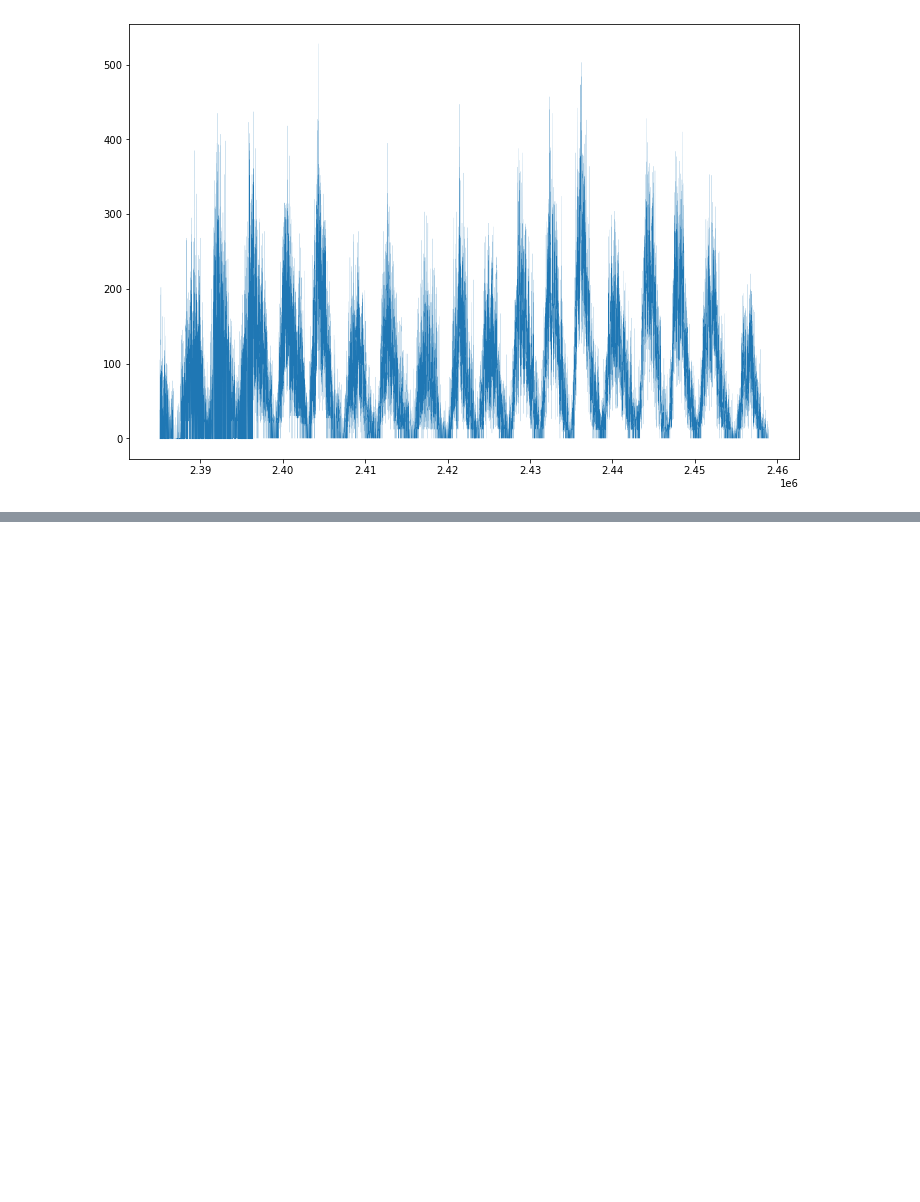
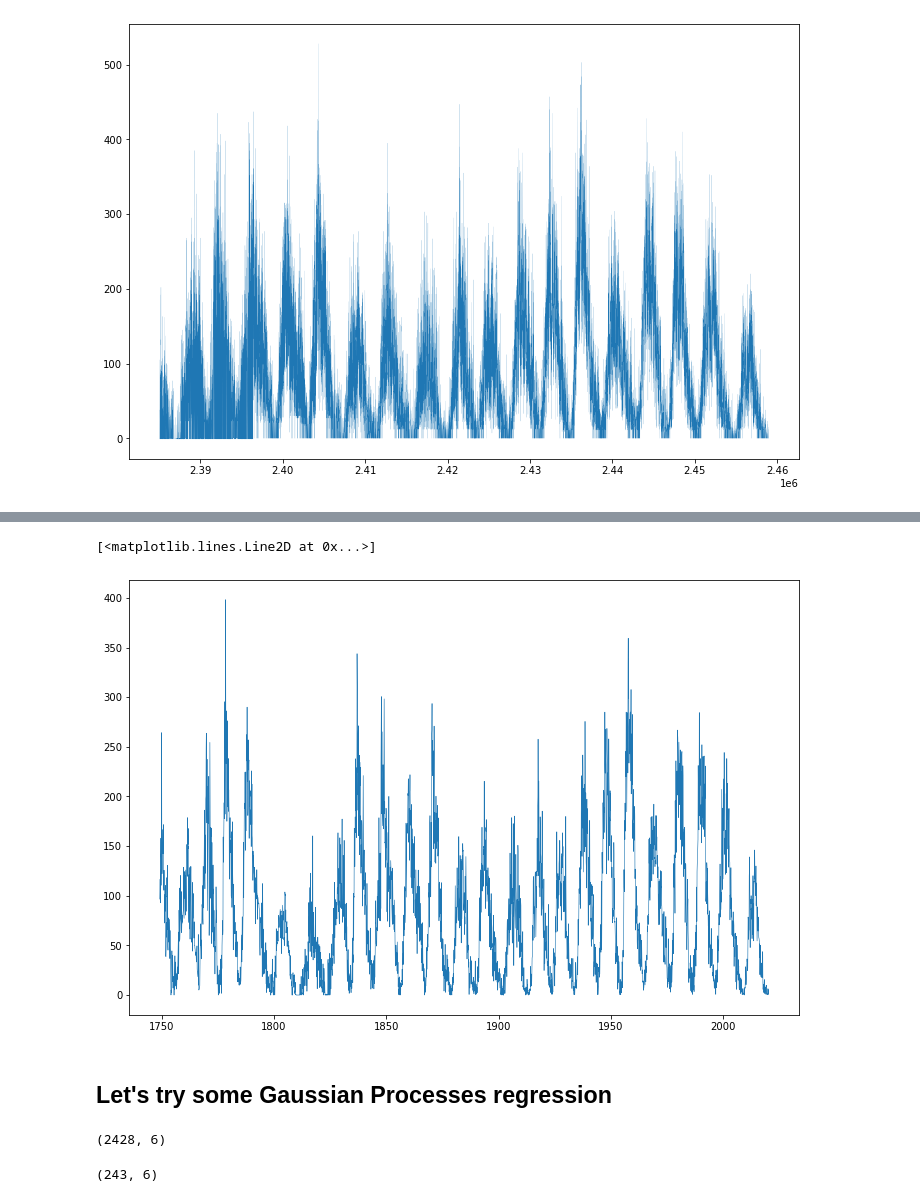
Before and after one commit to christandoi/ast596fds-final, a Jupyter notebook: frank/nb1.ipynb, the cells around one changed output, grey strips where cells are left out. Drawn from its saved outputs; the diff is of its cells as text; code cells hidden in the pictures; blank space fills up the shorter version.

Commit message:
Update GPR in notebook. Add silso monthly data.

```diff
--- a/frank/nb1.ipynb
+++ b/frank/nb1.ipynb
@@ -101,0 +103,5 @@ np.savetxt('SILSO_daily_inJD.txt',silso_stacked, fmt='%1.1f', header=header)
+# %%
+file = '../sunspot_data/SN_m_tot_V2.0.csv'
+
+data = pd.read_table(file, sep=';', header=None)
+data
@@ -101,0 +141,9 @@ np.savetxt('SILSO_daily_inJD.txt',silso_stacked, fmt='%1.1f', header=header)
+# %%
+fig, ax = plt.subplots(figsize=(12,8))
+
+plt.plot(data[2], data[3], lw=0.6)
+# %% [output]
+[<matplotlib.lines.Line2D at 0x...>]
+[figure, added]
+# %% [markdown]
+## Let's try some Gaussian Processes regression
@@ -101,0 +154,7 @@ np.savetxt('SILSO_daily_inJD.txt',silso_stacked, fmt='%1.1f', header=header)
+# %%
+silso_monthly = np.loadtxt('SILSO_monthly_inJD.txt')
+
+silso_monthly = silso_monthly[silso_monthly[:,3] != -1]
+silso_monthly.shape
+# %% [output]
+(2428, 6)
@@ -101,0 +174,15 @@ np.savetxt('SILSO_daily_inJD.txt',silso_stacked, fmt='%1.1f', header=header)
+# %%
+# select only nth data points
+nth = 10
+data_select = silso_monthly[::nth]
+print(data_select.shape)
+
+t = data_select[:,1]
+y = data_select[:,2]
+yerr = data_select[:,3]
+
+
+gp = george.GP(kernel, mean=np.mean(y), fit_mean=True)
+gp.compute(t, yerr)
+# %% [output]
+(243, 6)
```
Also changed, not shown: parts of 15 cells of this notebook, 2 other files.
